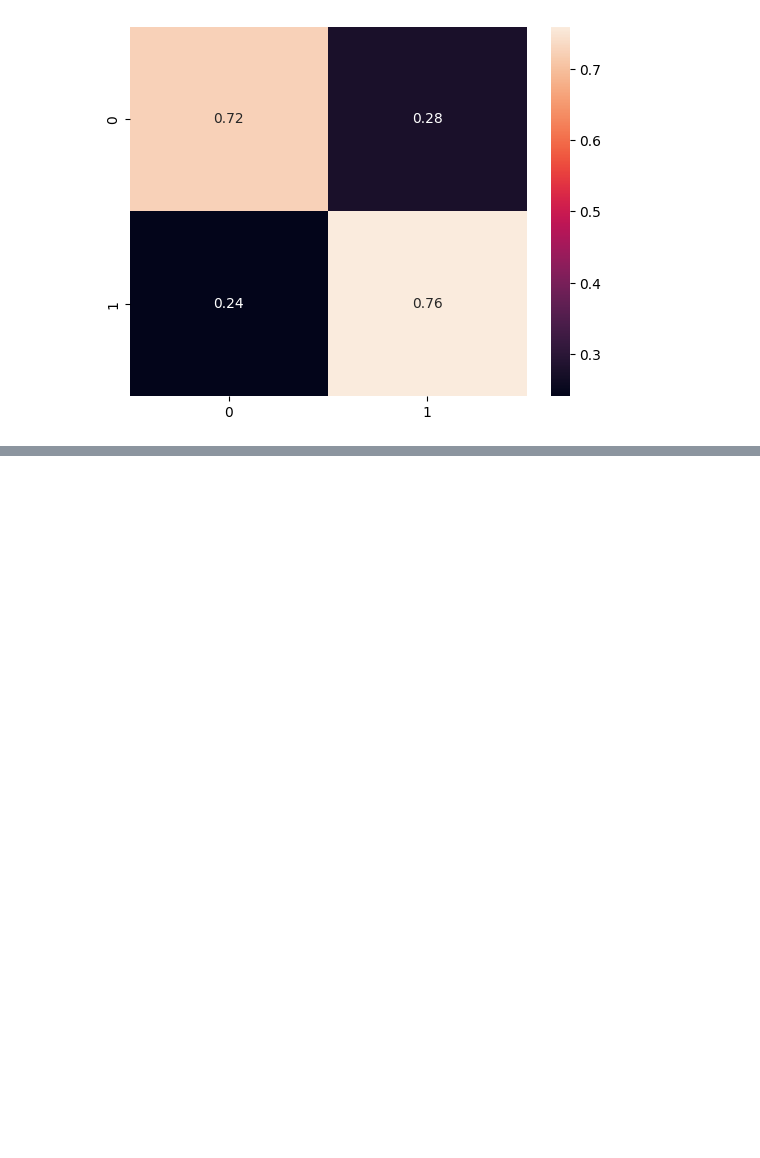
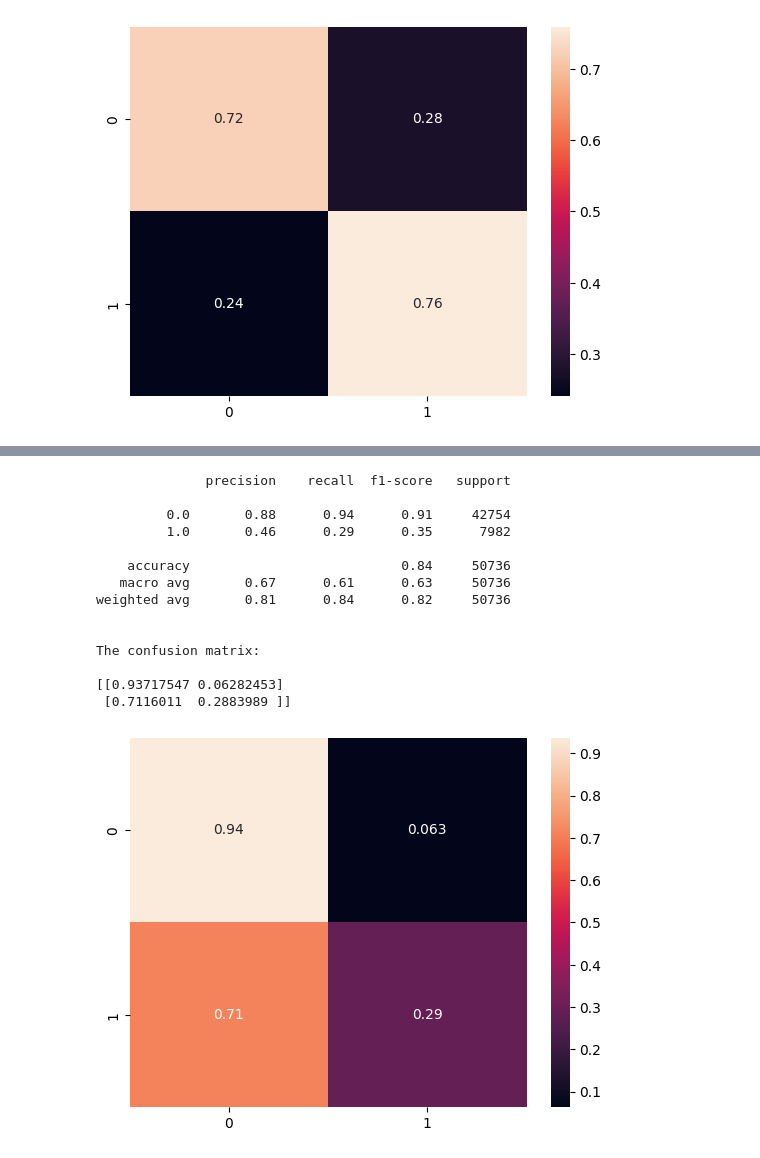
Before and after one commit to motagfr/Diabetes, a Jupyter notebook: Interactive - trialanderror2.py.ipynb, the cells around one changed output, grey strips where cells are left out. Drawn from its saved outputs; the diff is of its cells as text; code cells hidden in the pictures; blank space fills up the shorter version.

```diff
--- a/Interactive - trialanderror2.py.ipynb
+++ b/Interactive - trialanderror2.py.ipynb
@@ -725,0 +813,31 @@ The confusion matrix:
+# %%
+xgb_classifier = XGBClassifier()
+param_dist = {
+    'n_estimators': np.random.randint(100, 1000, 4),
+    'max_depth': np.random.randint(1, 20, 5),
+    'learning_rate': np.random.uniform(0.01, 0.1, 4),
+    'subsample': np.random.uniform(0.5, 1.0, 4),
+    'colsample_bytree': np.random.uniform(0.5, 1.0, 4),
+    'gamma': np.random.uniform(0, 5, 4)
+}
+
+
+
+# Create an instance of RandomizedSearchCV
+random_search = RandomizedSearchCV(
+    xgb_classifier,
+    param_distributions=param_dist,
+    n_iter=5,
+    cv=5,
+    scoring=make_scorer(f1_score),
+    random_state=42
+)
+
+
+# Fit the random search to your data
+random_search.fit(X_train, y_train)
+print("Best parameters: ", random_search.best_params_)
+best_model = random_search.best_estimator_
+y_pred = best_model.predict(X_test)
+f1 = f1_score(y_test, y_pred, average="weighted")
+print("F1-score on test set: ", f1)
@@ -725,0 +881,22 @@ The confusion matrix:
+# %%
+print(classification_report(y_test, y_pred))
+print('\nThe confusion matrix:\n')
+conf_mat = confusion_matrix(y_test, y_pred, normalize='true')
+print(conf_mat)
+ax=sns.heatmap(conf_mat, annot=True)
+# %% [output]
+              precision    recall  f1-score   support
+
+         0.0       0.88      0.94      0.91     42754
+         1.0       0.46      0.29      0.35      7982
+
+    accuracy                           0.84     50736
+   macro avg       0.67      0.61      0.63     50736
+weighted avg       0.81      0.84      0.82     50736
+
+
+The confusion matrix:
+
+[[0.93717547 0.06282453]
+ [0.7116011  0.2883989 ]]
+[figure, added]
```
Also changed, not shown: parts of 10 cells of this notebook, 1 other file.
